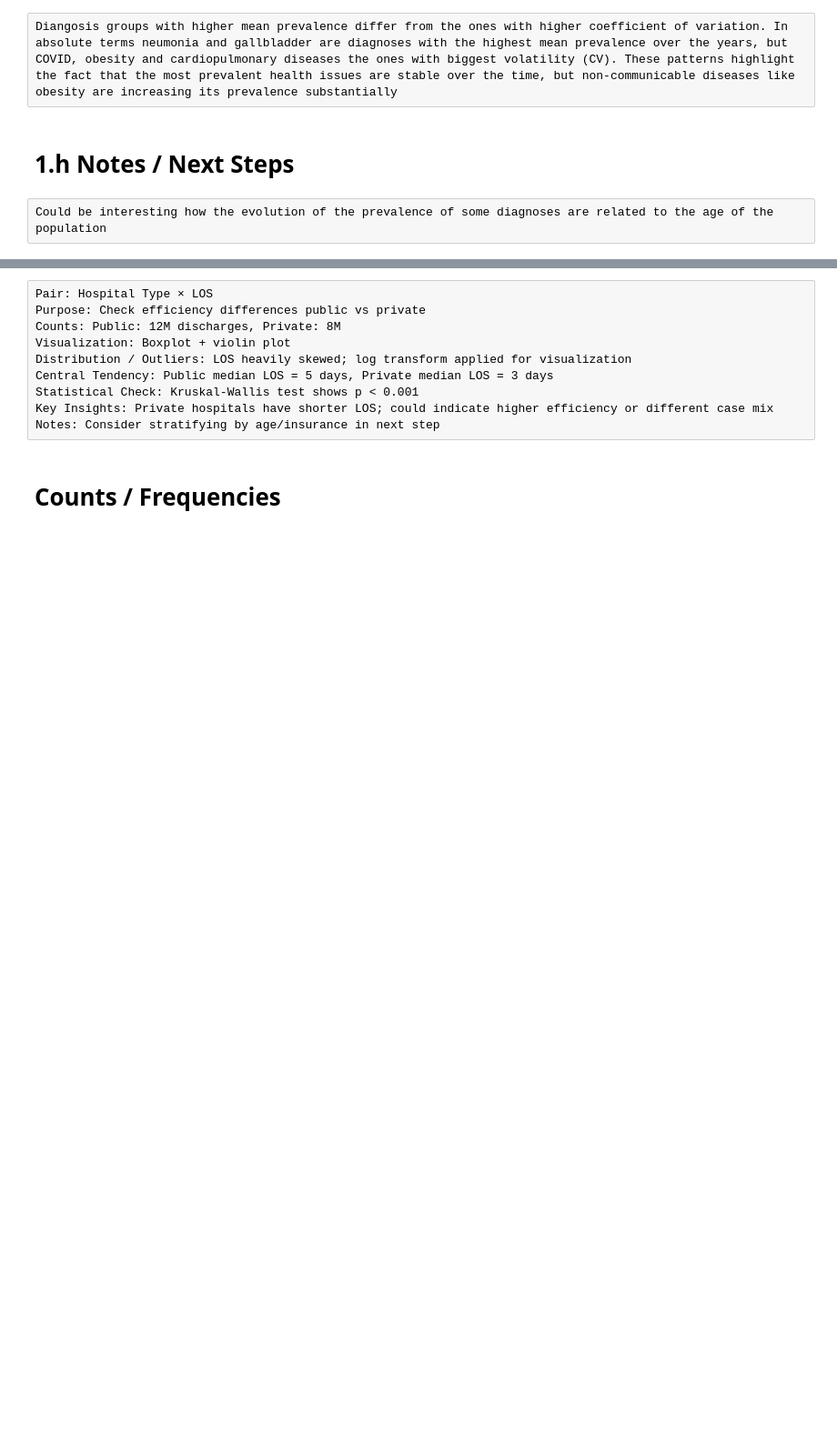
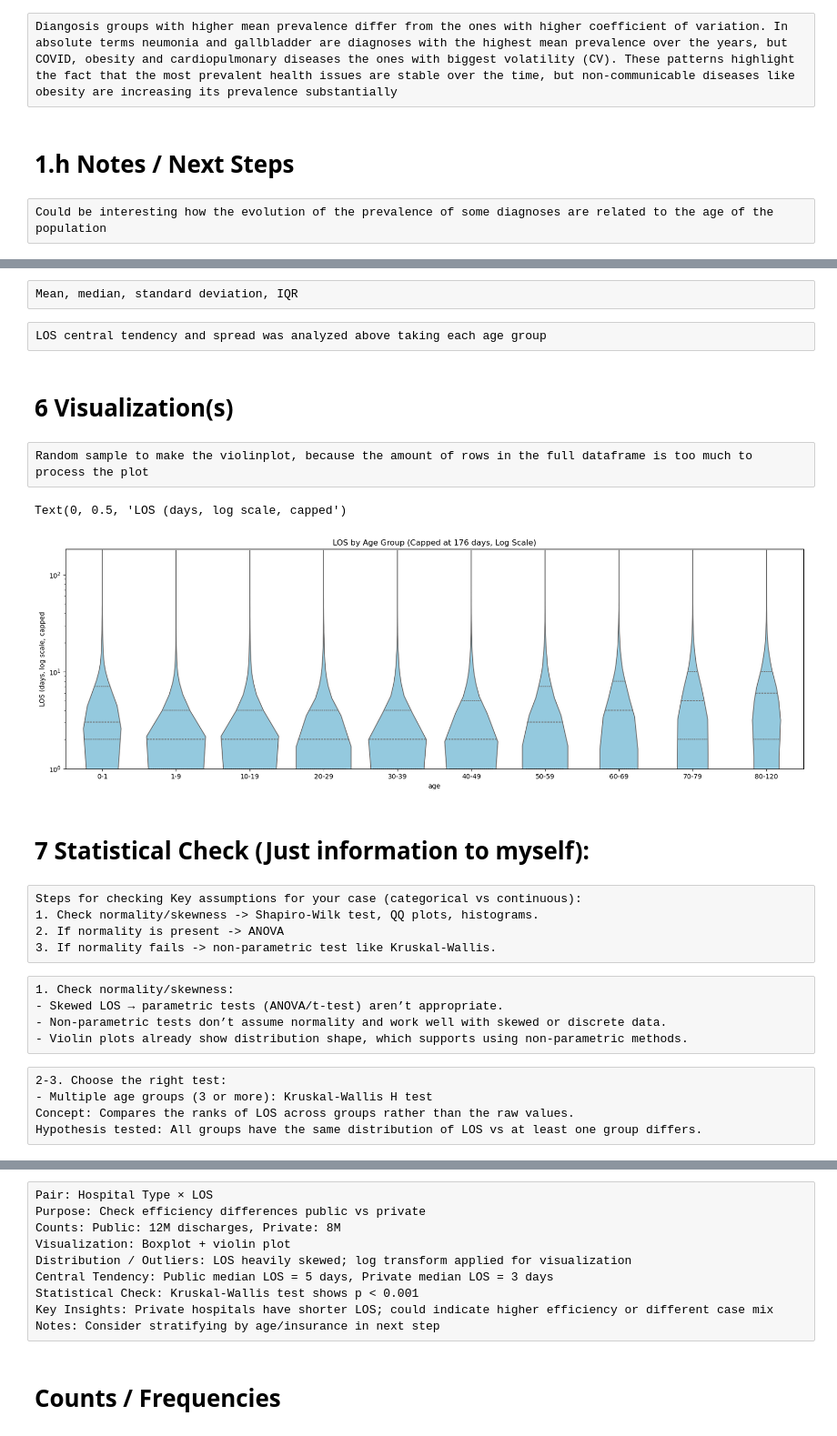
Before and after one commit to mirkopodunavak1996/EDAHospDischarges_Chile2001-2024, a Jupyter notebook: notebooks/General_Analysis_2001-2024_Bivariate(2).ipynb, the cells around one changed output, grey strips where cells are left out. Shown at 91% size. Cells and saved outputs as stored; diff of their text form; code cells hidden in the pictures; blank space fills up the shorter version.

```diff
--- a/notebooks/General_Analysis_2001-2024_Bivariate(2).ipynb
+++ b/notebooks/General_Analysis_2001-2024_Bivariate(2).ipynb
@@ -904,0 +993,37 @@ Notes:
+# %% [raw]
+Mean, median, standard deviation, IQR
+# %% [raw]
+LOS central tendency and spread was analyzed above taking each age group
+# %% [markdown]
+# 6 Visualization(s)
+# %% [raw]
+Random sample to make the violinplot, because the amount of rows in the full dataframe is too much to process the plot
+# %%
+pair2_sample = df.sample(frac=0.01, random_state=21)
+# %%
+plt.figure(figsize=(20, 6))
+sns.violinplot(data=pair2_sample, x="age", y="LOS_capped",inner="quartile", color="skyblue")
+plt.title("LOS by Age Group (Capped at 176 days, Log Scale)")
+plt.yscale("log")
+plt.ylim(1, pair2_sample["LOS_capped"].max() * 1.05)
+plt.ylabel("LOS (days, log scale, capped")
+# %% [output]
+Text(0, 0.5, 'LOS (days, log scale, capped')
+[figure, added]
+# %% [markdown]
+# 7 Statistical Check (Just information to myself):
+# %% [raw]
+Steps for checking Key assumptions for your case (categorical vs continuous):
+1. Check normality/skewness -> Shapiro-Wilk test, QQ plots, histograms.
+2. If normality is present -> ANOVA
+3. If normality fails -> non-parametric test like Kruskal-Wallis.
+# %% [raw]
+1. Check normality/skewness:
+- Skewed LOS → parametric tests (ANOVA/t-test) aren’t appropriate.
+- Non-parametric tests don’t assume normality and work well with skewed or discrete data.
+- Violin plots already show distribution shape, which supports using non-parametric methods.
+# %% [raw]
+2-3. Choose the right test:
+- Multiple age groups (3 or more): Kruskal-Wallis H test
+Concept: Compares the ranks of LOS across groups rather than the raw values.
+Hypothesis tested: All groups have the same distribution of LOS vs at least one group differs.
```
Also changed, not shown: parts of 63 cells of this notebook.
